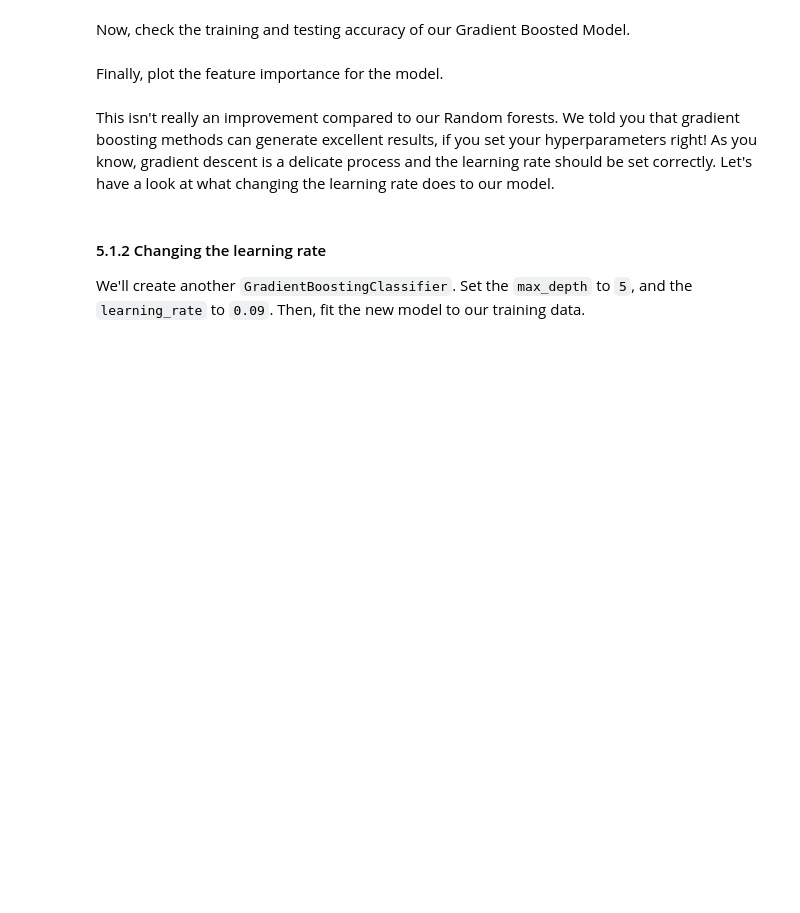
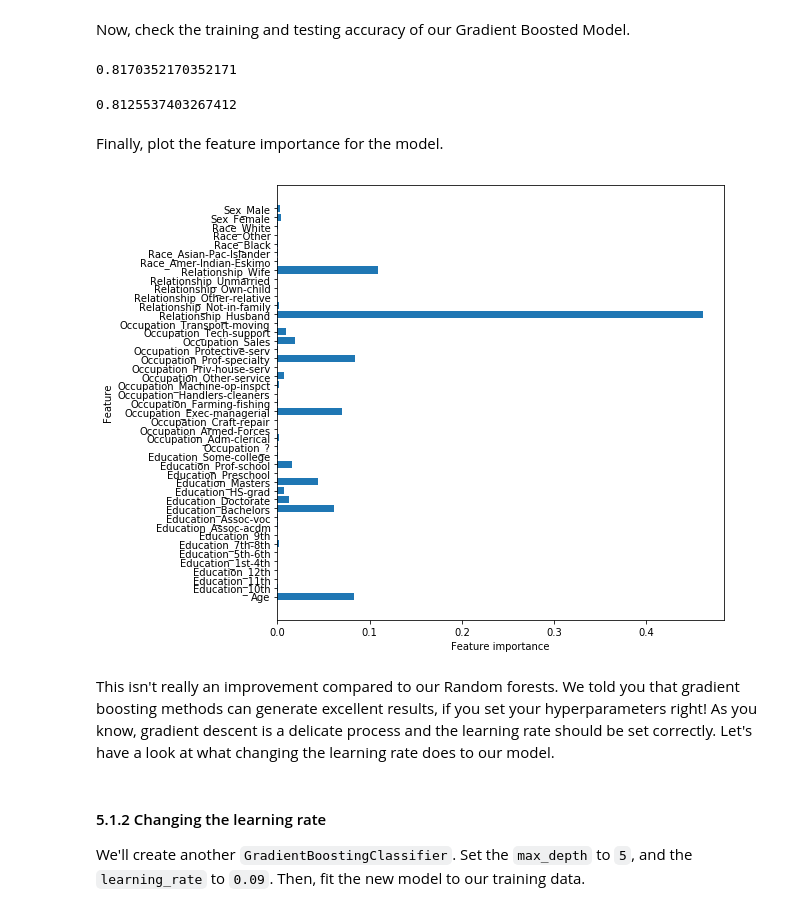
Before and after one commit to slieb74/ensemble-tree-methods-lab-nyc-career-ds-062518, a Jupyter notebook: index.ipynb, the cells around one changed output. Cells and saved outputs as stored; diff of their text form; code cells hidden in the pictures; blank space fills up the shorter version.

```diff
--- a/index.ipynb
+++ b/index.ipynb
@@ -295,0 +296,3 @@ gradboost = None
+# %%
+gradboost = GradientBoostingClassifier(max_depth=5, learning_rate=.01)
+gradboost.fit(data_train,target_train)
@@ -296,7 +308,19 @@ gradboost = None
 # %% [markdown]
 Now, check the training and testing accuracy of our Gradient Boosted Model.
+# %%
+gradboost.score(data_train,target_train)
+# %% [output]
+0.8170352170352171
+# %%
+gradboost.score(data_test,target_test)
+# %% [output]
+0.8125537403267412
 # %% [markdown]
 Finally, plot the feature importance for the model.
+# %%
+plot_feature_importances(gradboost)
+# %% [output]
+[figure, added]
 # %% [markdown]
 This isn't really an improvement compared to our Random forests. We told you that gradient boosting methods can generate excellent results, if you set your hyperparameters right! As you know, gradient descent is a delicate process and the learning rate should be set correctly. Let's have a look at what changing the learning rate does to our model.
 # %% [markdown]
```
Also changed, not shown: parts of 14 cells of this notebook.
